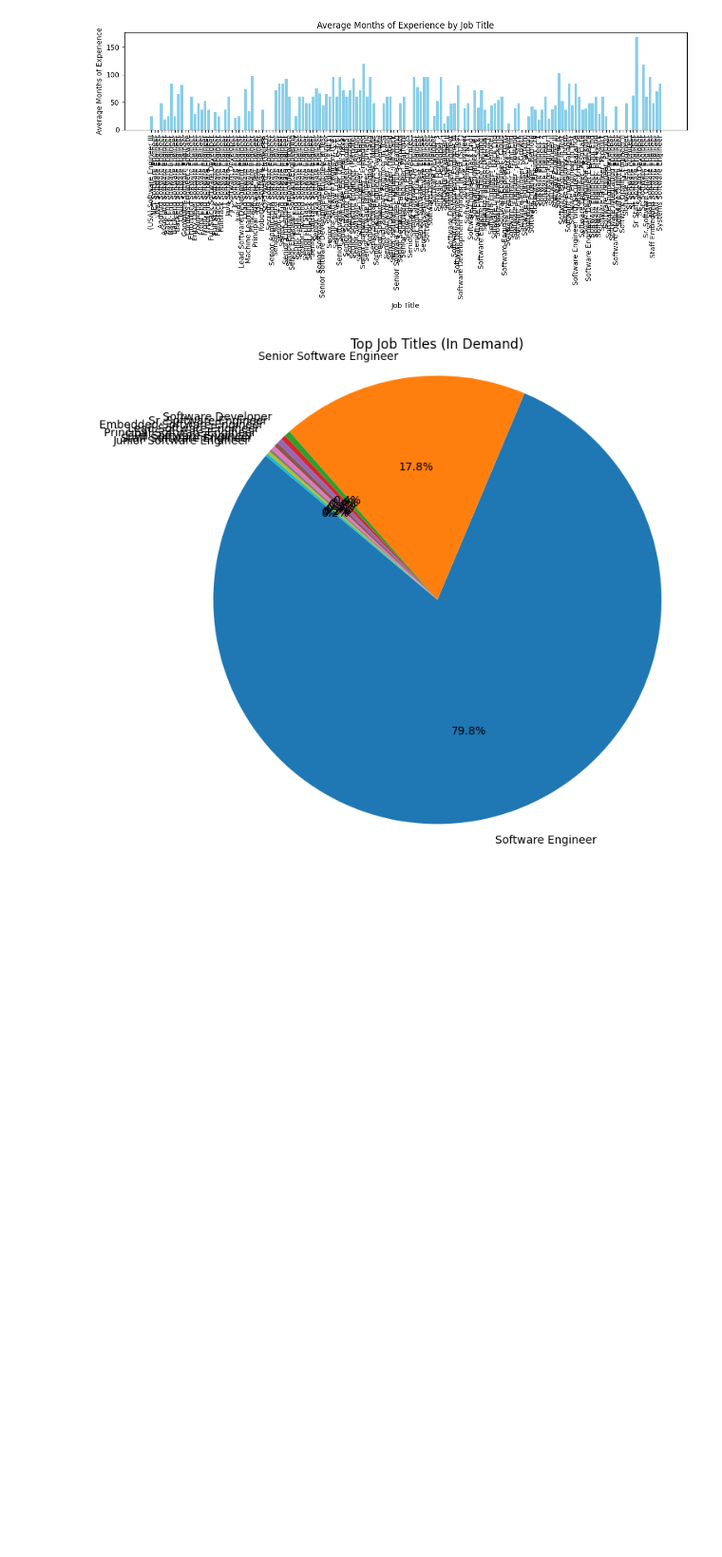
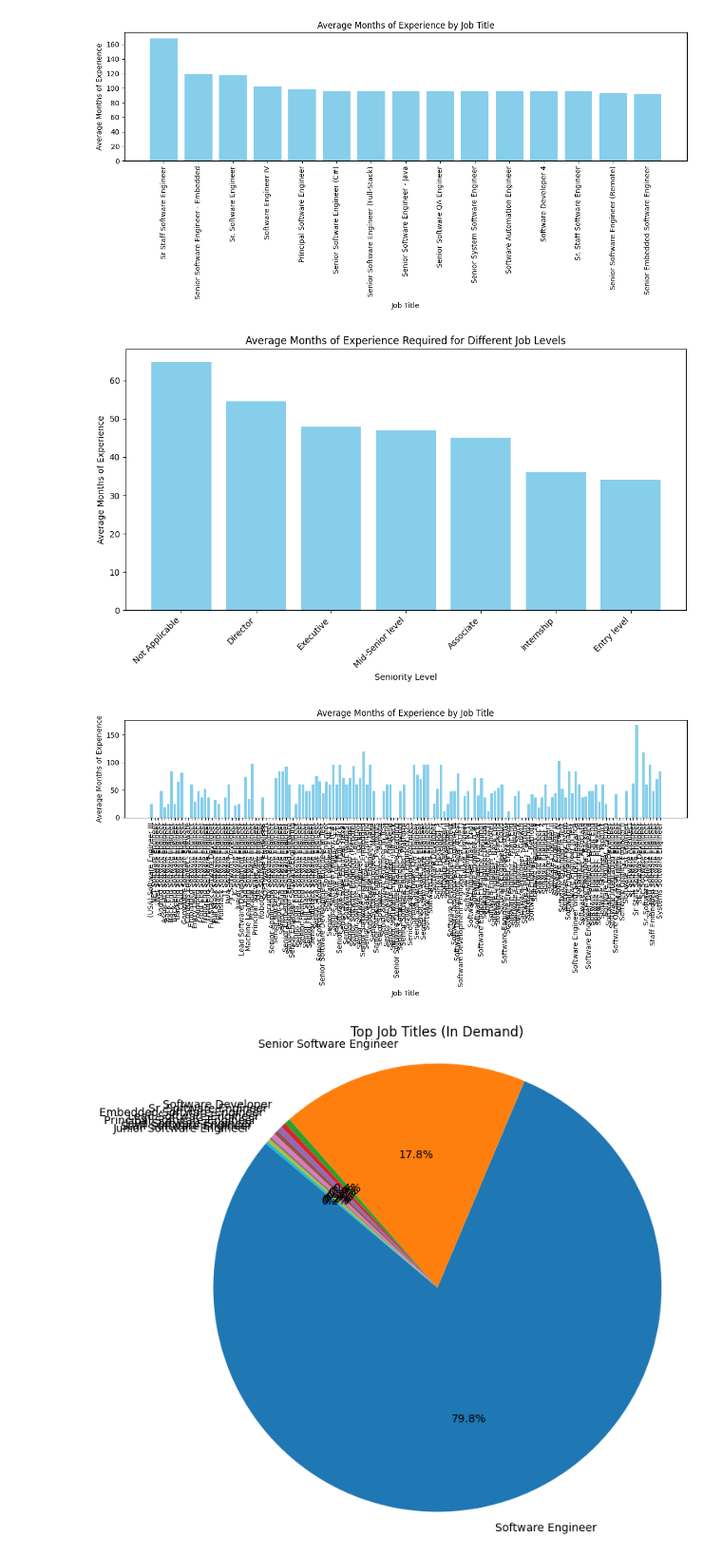
Before and after one commit to emin1731/tech-job-market-data, a Jupyter notebook: Team_Project_Task4.ipynb, the cells around one changed output. Shown: that part at 95% size. Drawn from its saved outputs; the diff is of its cells as text; code cells hidden in the pictures; blank space fills up the shorter version.

```diff
--- a/Team_Project_Task4.ipynb
+++ b/Team_Project_Task4.ipynb
@@ -100,3 +83,50 @@ if 'job_level' in globals() and job_level is not jobPostings['job_level']:
+# %%
+import matplotlib.pyplot as plt
+import pandas as pd
+
+# Load the data
+jobs = pd.read_csv('/content/drive/MyDrive/jobs.csv')
+postings = pd.read_csv('/content/drive/MyDrive/postings.csv')
+
+
+
+# Grouping by average months of experience for each job title
+experience_stats = merged_data.groupby('title')['months_experience'].mean().reset_index()
+
+# Selecting top 15 job titles
+experience_stats = experience_stats.nlargest(15, 'months_experience')
+
+# Dropping entries with 0 months of experience
+experience_stats = experience_stats[experience_stats['months_experience'] != 0]
+
+# Illustration - Bar chart for top 15 job titles based on average months of experience
+plt.figure(figsize=(12, 6))
+plt.bar(experience_stats['title'], experience_stats['months_experience'], color='skyblue')
+plt.title('Average Months of Experience by Job Title')
+plt.ylabel('Average Months of Experience')
+plt.xlabel('Job Title')
+plt.xticks(rotation=90)  # Rotate x-axis labels for better readability
+plt.tight_layout()
+plt.show()
+
+# Grouping by job level and calculating average years of experience
+avg_years_experience = merged_data.groupby('Seniority level')['months_experience'].mean().reset_index()
+
+# Sort job levels by average years of experience
+avg_years_experience = avg_years_experience.sort_values(by='months_experience', ascending=False)
+
+# Illustration - Bar chart for average years of experience required for different job levels
+plt.figure(figsize=(10, 6))
+plt.bar(avg_years_experience['Seniority level'], avg_years_experience['months_experience'], color='skyblue')
+plt.title('Average Months of Experience Required for Different Job Levels')
+plt.xlabel('Seniority Level')
+plt.ylabel('Average Months of Experience')
+plt.xticks(rotation=45, ha='right')  # Rotate x-axis labels for better readability
+plt.tight_layout()
+plt.show()
+# %% [output]
+[figure, added]
+[figure, added]
 # %%
 import matplotlib.pyplot as plt
 import pandas as pd
```
Also changed, not shown: parts of 5 cells of this notebook.
